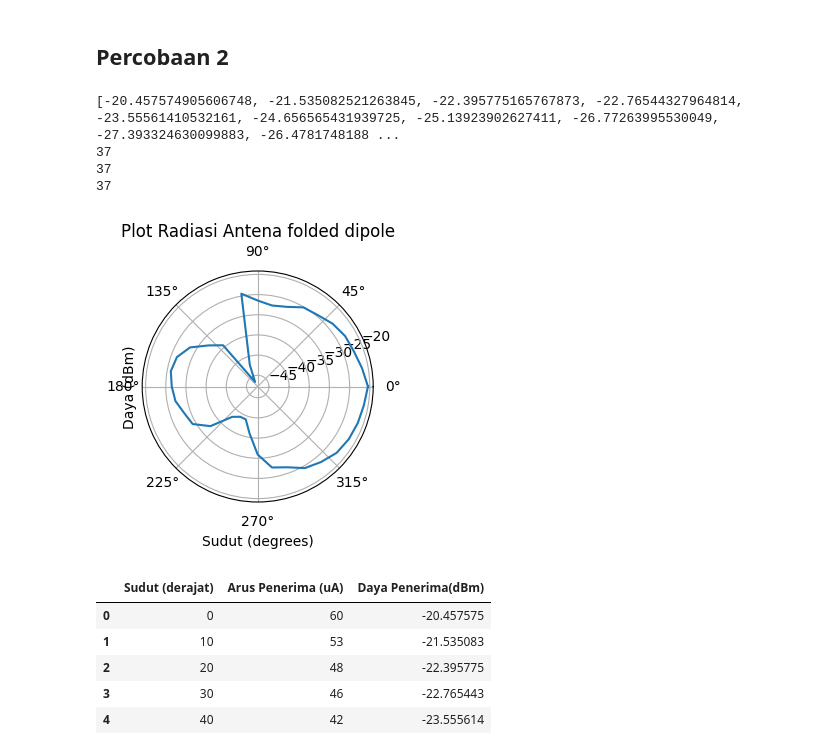
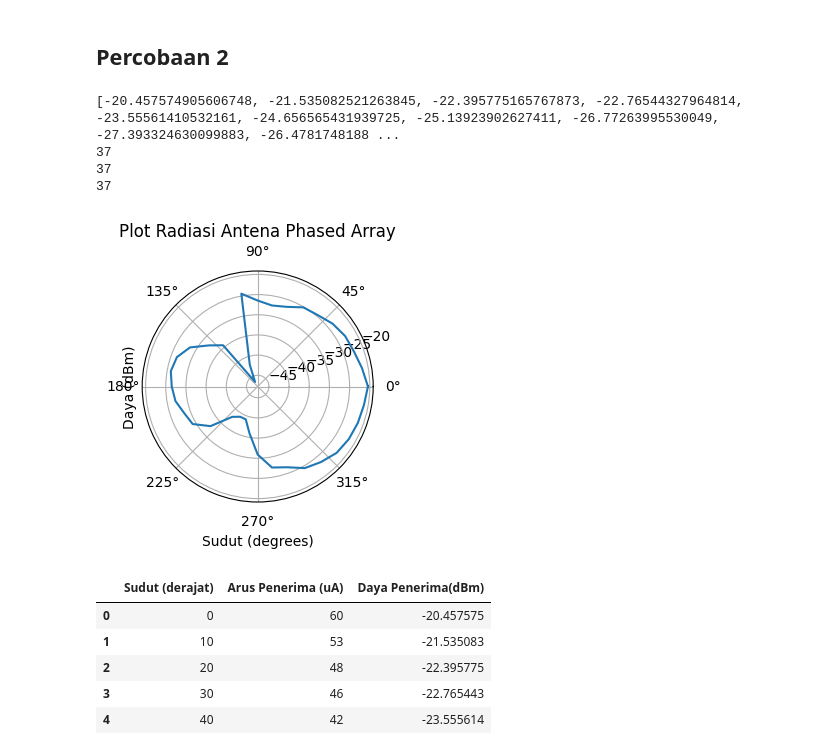
Before and after one commit to IAmNewbe/Telecom_pract, a Jupyter notebook: p2.ipynb, the cells around one changed output. Cells and saved outputs as stored; diff of their text form; code cells hidden in the pictures.

```diff
--- a/p2.ipynb
+++ b/p2.ipynb
@@ -124,35 +124,35 @@ arus = [ 60, 53, 48, 46, 42, 37, 35, 29, 27, 30, 38, 5, 3,
 daya_antena = []
 for nilai in arus:
   daya_antena.append((20 * math.log10(nilai*0.000001)) + (20 * math.log10(50))+ 30)
 print(daya_antena)
 print(len(daya_antena))
 # Data sudut dalam derajat
 sudut = np.arange(0, 370, 10)
 print(len(sudut))
 # Data daya antena (misalnya dalam dB)
 # daya_antena = [20, 25, 30, 35, 40, 45, 50, 45, 40, 35, 30, 25, 20,10, 20, 25, 30, 35, 40, 45, 50, 45, 40, 35, ]
 print(len(daya_antena))
 # Ubah sudut ke radian
 sudut_rad = np.radians(sudut)
 
 # Konversi daya dari dB ke faktor
 daya_faktor = 10**(np.array(daya_antena)/10)
 
 
 # Plot radiasi antena
 plt.figure(figsize=(4, 3))
 plt.polar(sudut_rad, daya_antena)
-plt.title('Plot Radiasi Antena folded dipole')
+plt.title('Plot Radiasi Antena Phased Array')
 plt.xlabel('Sudut (degrees)')
 plt.ylabel('Daya (dBm)')
 plt.grid(True)
 plt.show()
 # %% [output]
 [-20.457574905606748, -21.535082521263845, -22.395775165767873, -22.76544327964814, -23.55561410532161, -24.656565431939725, -25.13923902627411, -26.77263995530049, -27.393324630099883, -26.4781748188 ...
 37
 37
 37
-[figure, old version]
+[figure, new version]
 # %%
 import pandas as pd
 
```
Also changed, not shown: parts of 2 cells of this notebook.
